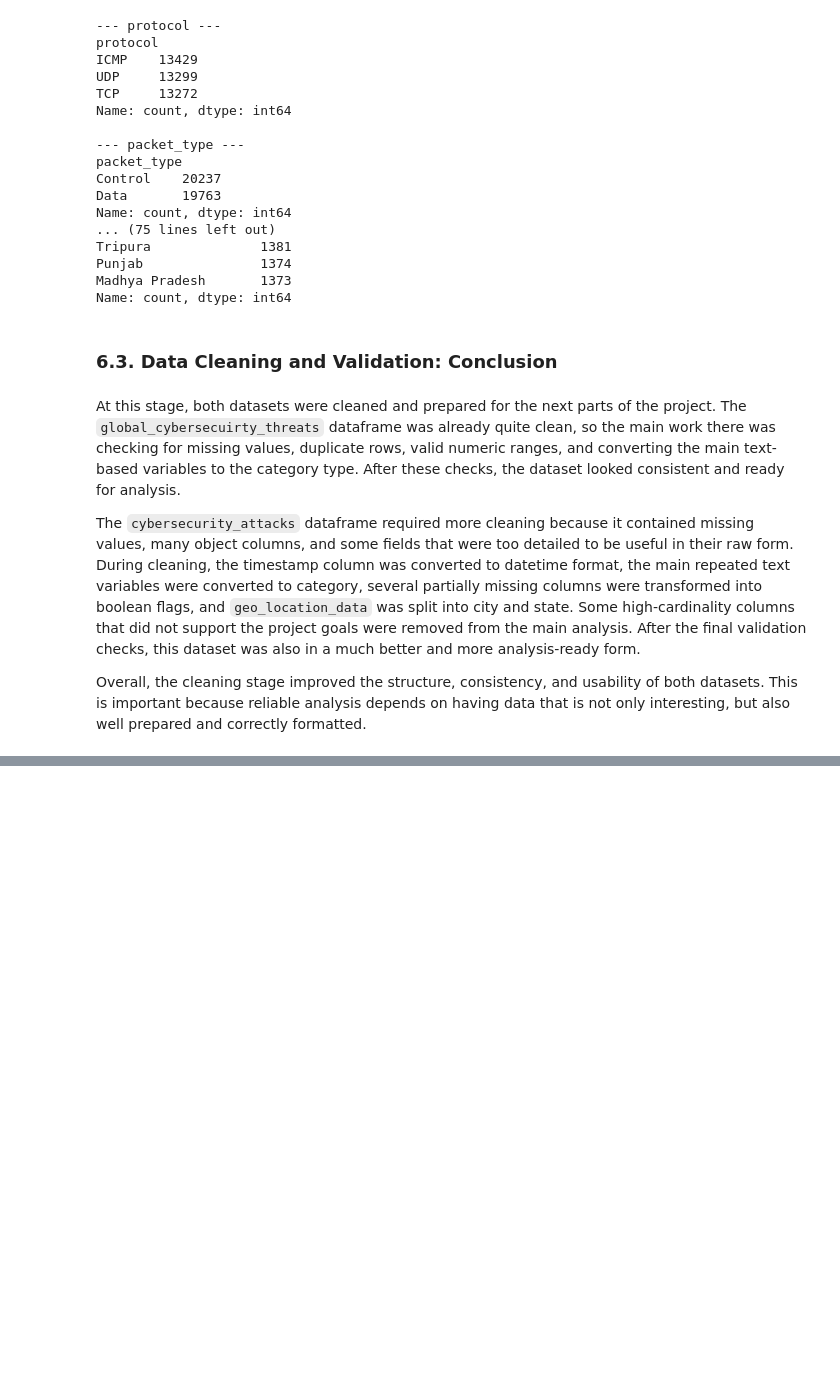
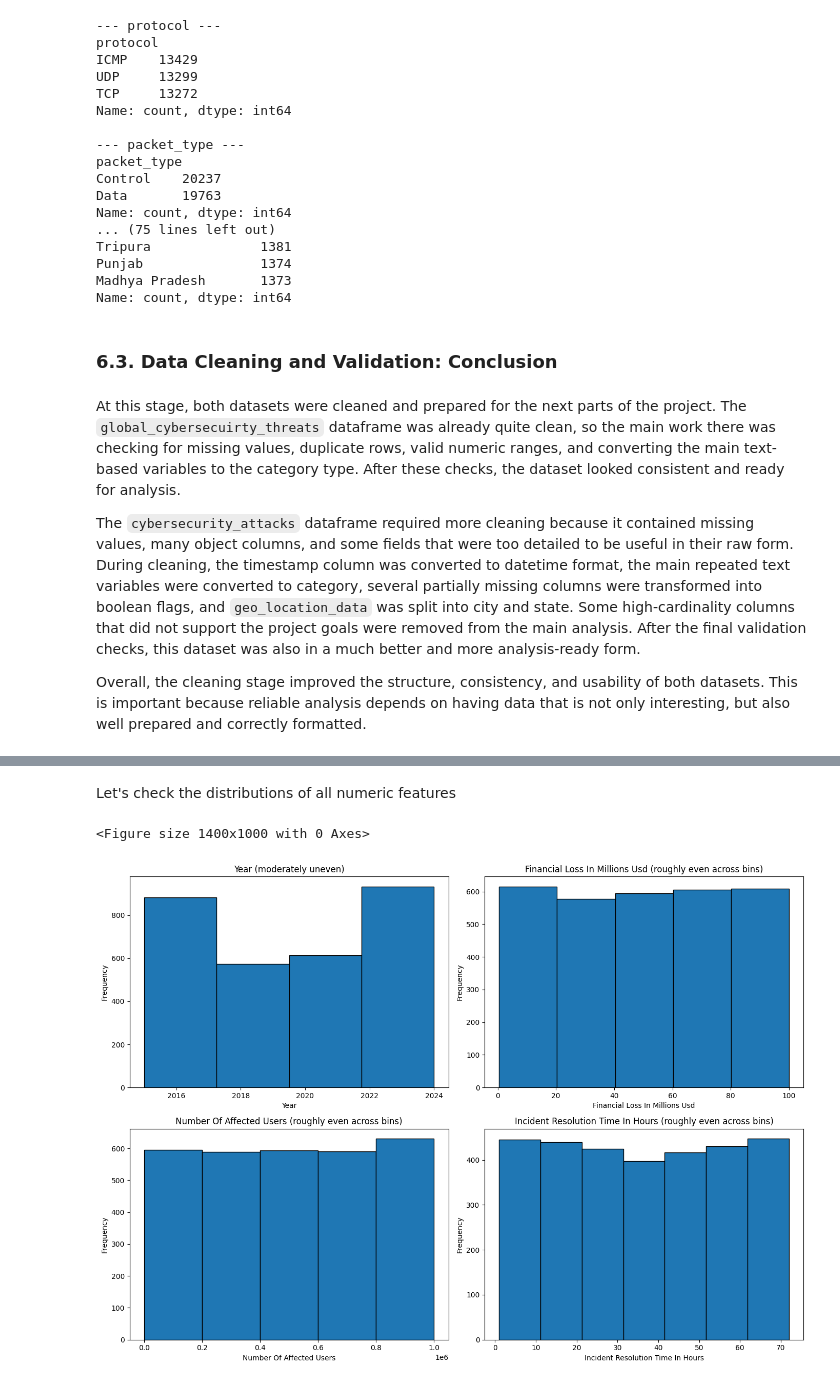
Before and after one commit to AlexanderPanagyurski/cyberattack-severity-analysis, a Jupyter notebook: Drivers of Cyberattack Severity.ipynb, the cells around one changed output, grey strips where cells are left out. Cells and saved outputs as stored; diff of their text form; code cells hidden in the pictures; blank space fills up the shorter version.

```diff
--- a/Drivers of Cyberattack Severity.ipynb
+++ b/Drivers of Cyberattack Severity.ipynb
@@ -1175,0 +1270,68 @@ Overall, the cleaning stage improved the structure, consistency, and usability o
+# %% [markdown]
+Let's check the distributions of all numeric features
+# %%
+plt.figure(figsize=(14, 10))
+
+"""
+bin_settings = {
+    "year": 4,
+    "financial_loss_in_millions_usd": 5,
+    "number_of_affected_users": 5,
+    "incident_resolution_time_in_hours": 7
+}
+
+plt.figure(figsize=(14, 10))
+
+for i, (col, bins) in enumerate(bin_settings.items(), 1):
+    plt.subplot(2, 2, i)
+    plt.hist(global_cybersecuirty_threats[col], bins=bins, edgecolor="black")
+    plt.xlabel(col.replace("_", " ").title())
+    plt.ylabel("Frequency")
+
+plt.tight_layout()
+plt.show()
+"""
+
+bin_settings = {
+    "year": 4,
+    "financial_loss_in_millions_usd": 5,
+    "number_of_affected_users": 5,
+    "incident_resolution_time_in_hours": 7
+}
+
+def classify_distribution_balance(series, bins):
+    counts, _ = np.histogram(series.dropna(), bins=bins)
+
+    # avoid division by zero if something strange happens
+    mean_count = counts.mean()
+    std_count = counts.std()
+
+    # coefficient of variation
+    cv = std_count / mean_count if mean_count != 0 else 0
+
+    if cv < 0.10:
+        return "roughly even across bins"
+    elif cv < 0.25:
+        return "moderately uneven"
+    else:
+        return "strongly uneven"
+
+plt.figure(figsize=(14, 10))
+
+for i, (col, bins) in enumerate(bin_settings.items(), 1):
+    plt.subplot(2, 2, i)
+
+    plt.hist(global_cybersecuirty_threats[col], bins=bins, edgecolor="black")
+
+    balance_label = classify_distribution_balance(global_cybersecuirty_threats[col], bins)
+    pretty_col = col.replace("_", " ").title()
+
+    plt.title(f"{pretty_col} ({balance_label})")
+    plt.xlabel(pretty_col)
+    plt.ylabel("Frequency")
+
+plt.tight_layout()
+plt.show()
+# %% [output]
+<Figure size 1400x1000 with 0 Axes>
+[figure, added]
```
Also changed, not shown: parts of 9 cells of this notebook.
